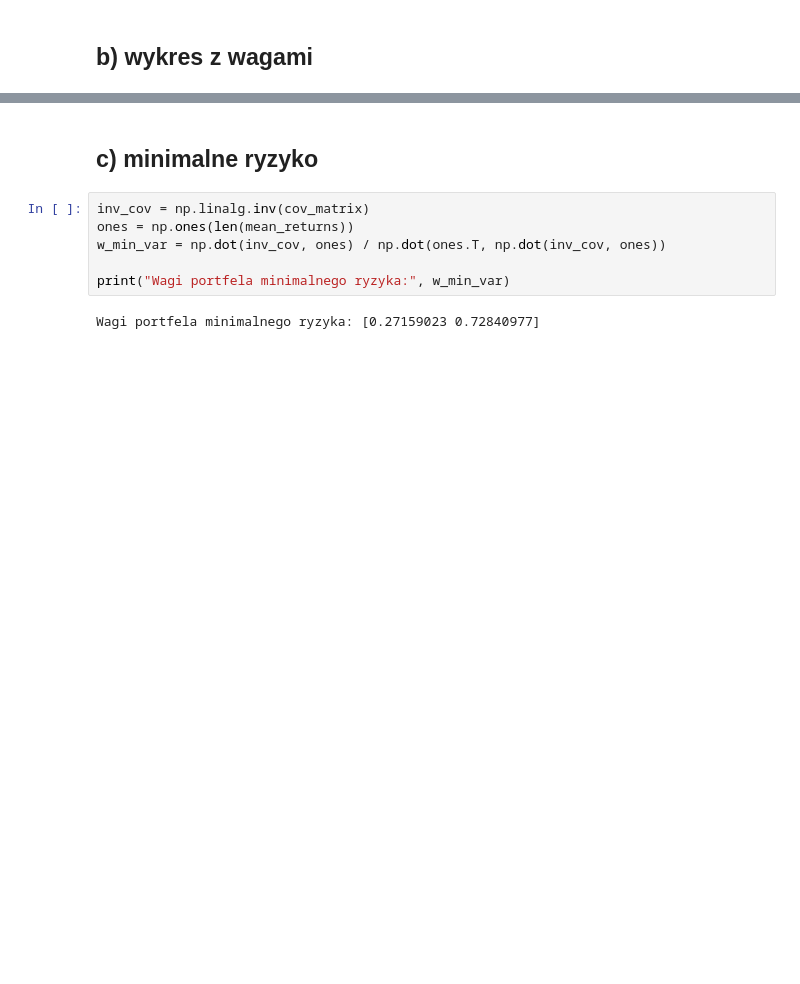
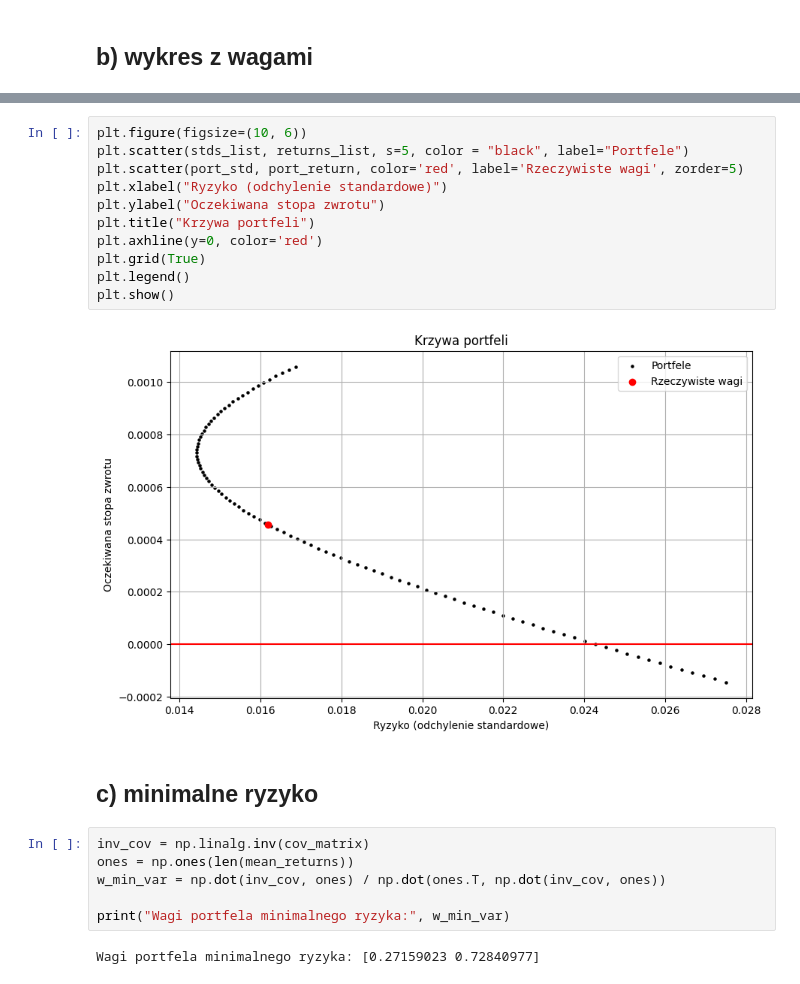
Before and after one commit to werpyr1003/Zarz-dzanie_ryzykiem_McDonald_Corporation, a Jupyter notebook: projekt_4/prez_4.ipynb, the cells around one changed output, grey strips where cells are left out. Saved outputs shown, nothing was run; the diff lists cells and outputs as text; blank space fills up the shorter version.

```diff
--- a/projekt_4/prez_4.ipynb
+++ b/projekt_4/prez_4.ipynb
@@ -104,3 +103,16 @@ plt.show()
+# %%
+plt.figure(figsize=(10, 6))
+plt.scatter(stds_list, returns_list, s=5, color = "black", label="Portfele")
+plt.scatter(port_std, port_return, color='red', label='Rzeczywiste wagi', zorder=5)
+plt.xlabel("Ryzyko (odchylenie standardowe)")
+plt.ylabel("Oczekiwana stopa zwrotu")
+plt.title("Krzywa portfeli")
+plt.axhline(y=0, color='red')
+plt.grid(True)
+plt.legend()
+plt.show()
+# %% [output]
+[figure, added]
 # %% [markdown]
 ## c) minimalne ryzyko
 # %%
```
Also changed, not shown: parts of 24 cells of this notebook.
